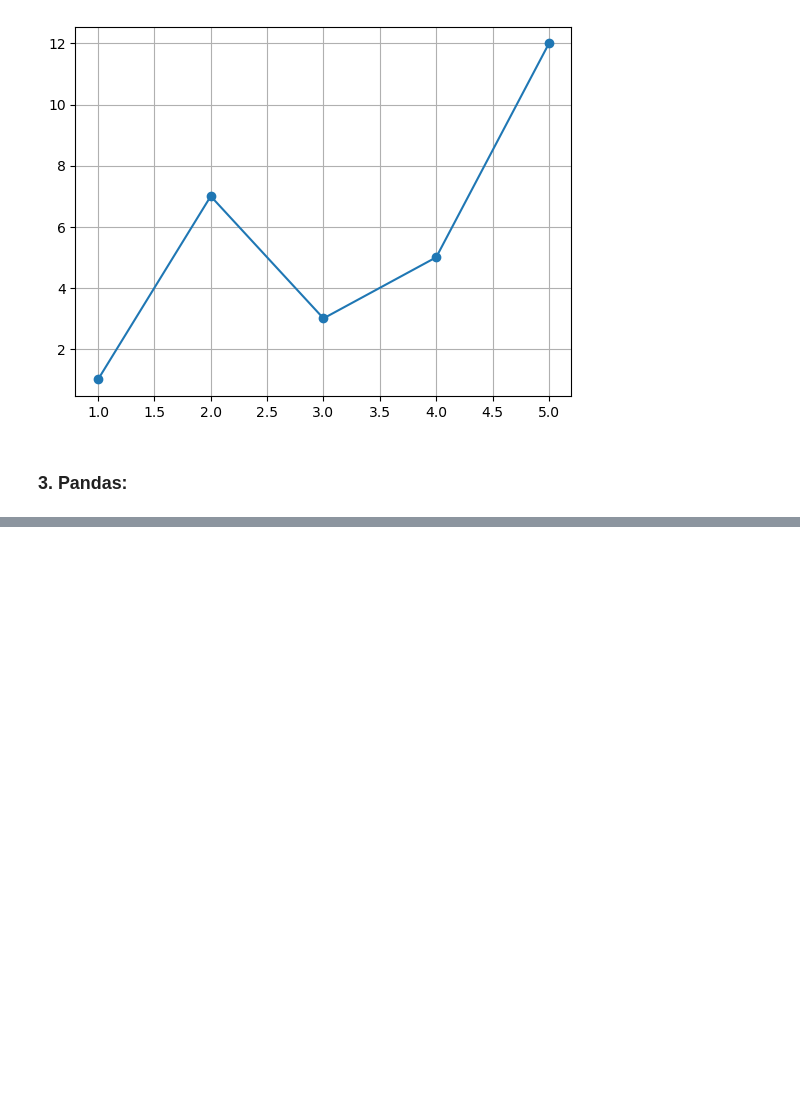
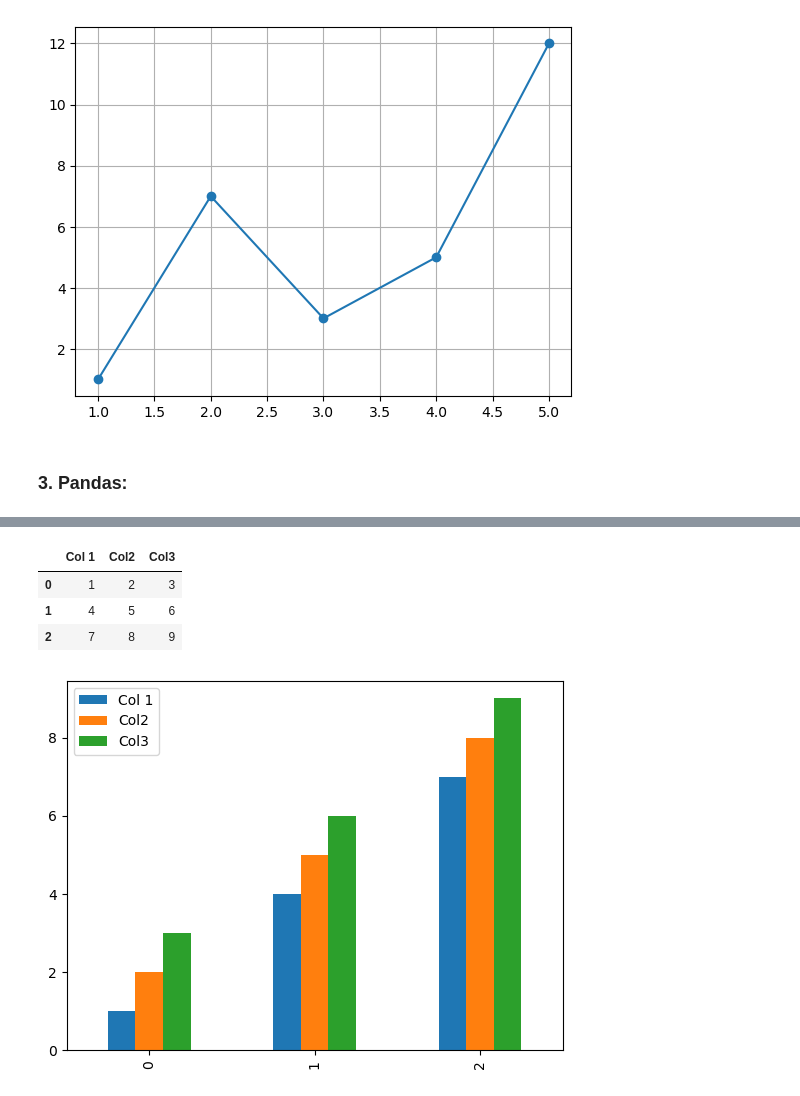
Before and after one commit to joaocarvoli-university/intro-data-science, a Jupyter notebook: notebooks-viewer/03-Libs (Numpy, Matplotlib, Pandas).ipynb, the cells around one changed output, grey strips where cells are left out. Cells and saved outputs as stored; diff of their text form; code cells hidden in the pictures; blank space fills up the shorter version.

```diff
--- a/notebooks-viewer/03-Libs (Numpy, Matplotlib, Pandas).ipynb
+++ b/notebooks-viewer/03-Libs (Numpy, Matplotlib, Pandas).ipynb
@@ -207,0 +263,13 @@ Ellipsis
+# %%
+df = pd.read_csv('/home/joaocarvoli/Downloads/test-to-course.csv') # "to call" a file from your pc to jupyter
+# %%
+df
+# %% [output]
+|  | Col 1 | Col2 | Col3 |
+| 0 | 1 | 2 | 3 |
+| 1 | 4 | 5 | 6 |
+| 2 | 7 | 8 | 9 |
+# %%
+df.plot(kind='bar');
+# %% [output]
+[figure, added]
```
Also changed, not shown: parts of 13 cells of this notebook.
